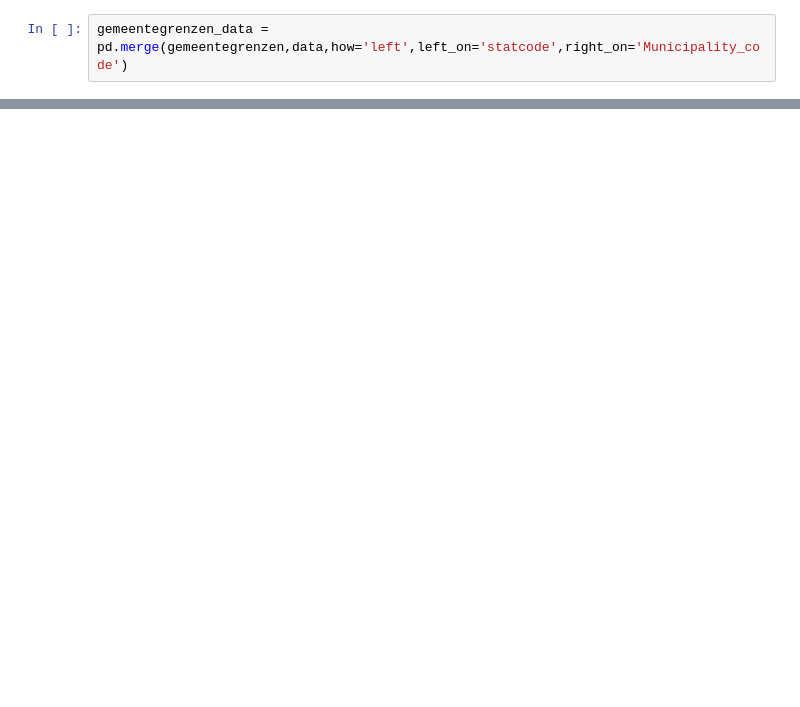
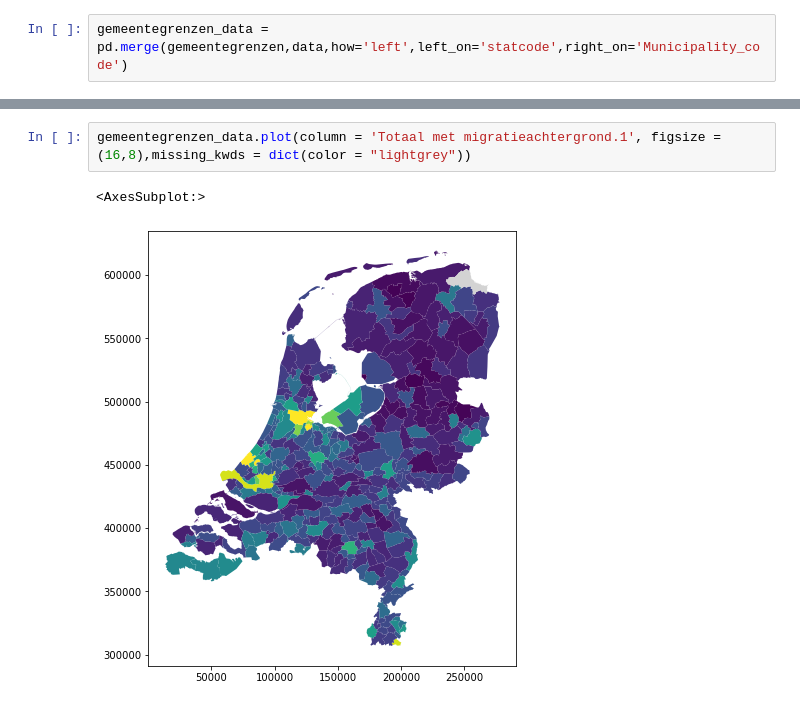
Before and after one commit to rmfaber/Project, a Jupyter notebook: Visualize_data.ipynb, the cells around one changed output, grey strips where cells are left out. Cells and saved outputs as stored; diff of their text form; blank space fills up the shorter version.

```diff
--- a/Visualize_data.ipynb
+++ b/Visualize_data.ipynb
@@ -56,0 +64,5 @@ gemeentegrenzen_data.plot(column = 'Deceased_per_inhabitant', figsize = (16,8),m
+# %%
+gemeentegrenzen_data.plot(column = 'Totaal met migratieachtergrond.1', figsize = (16,8),missing_kwds = dict(color = "lightgrey"))
+# %% [output]
+<AxesSubplot:>
+[figure, added]
```
Also changed, not shown: parts of 9 cells of this notebook, 1 other file.
